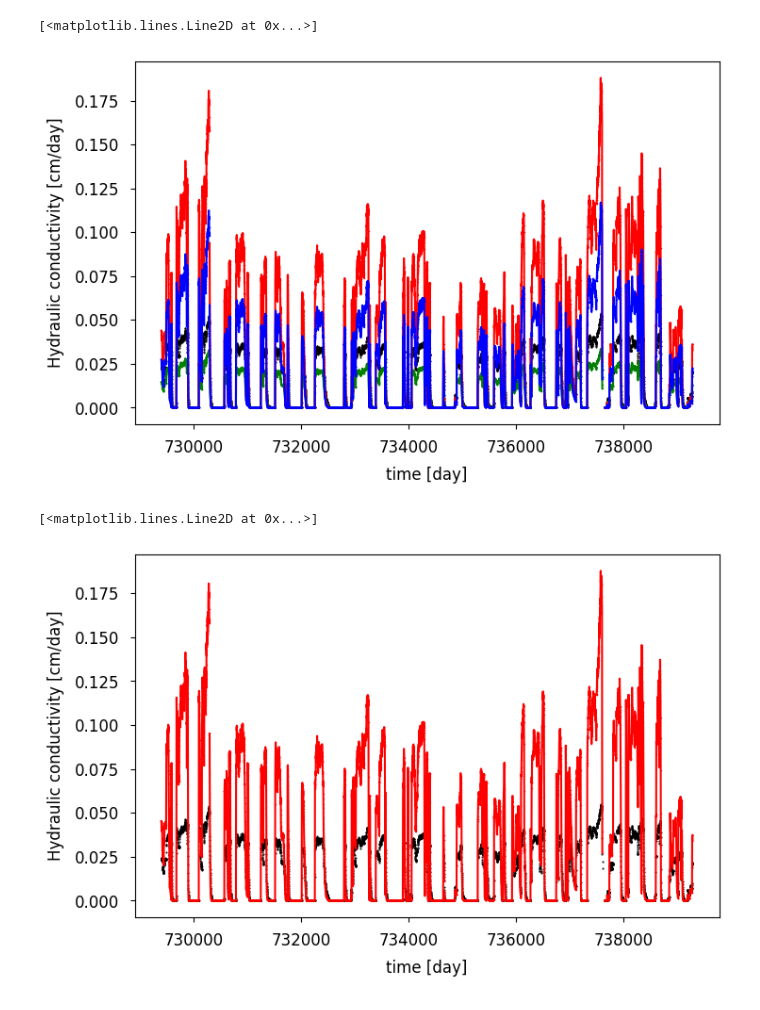
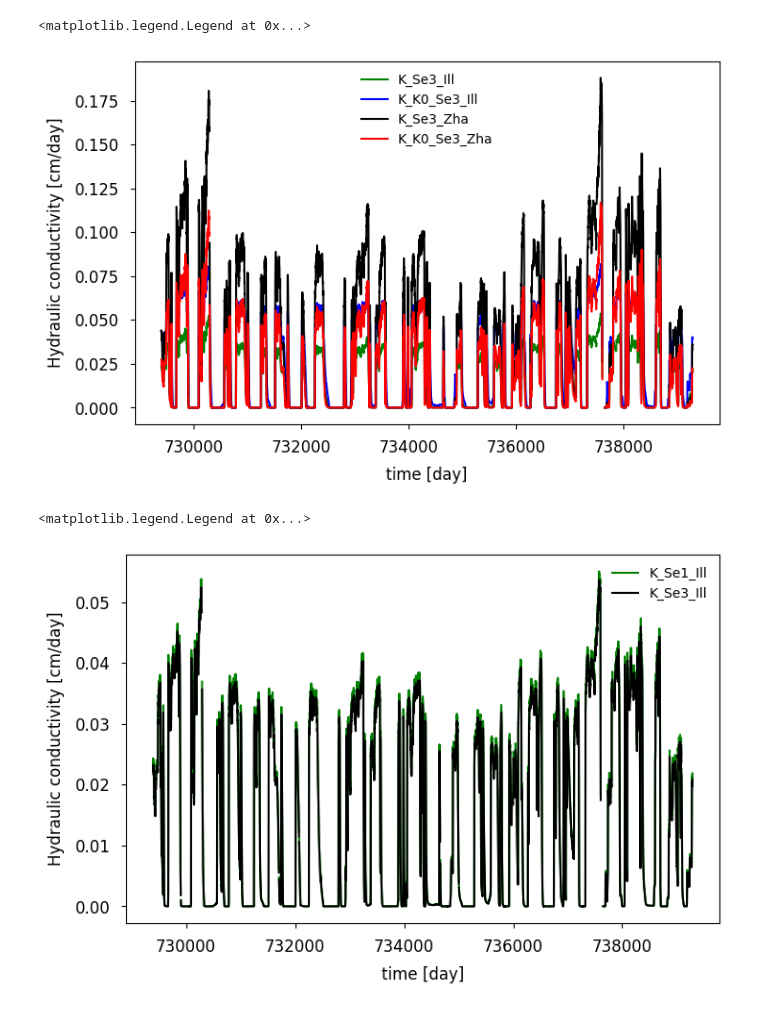
Before and after one commit to MarkBarbadillo/Rosetta-Soilhydraulicconductivity, a Jupyter notebook: Rosetta/Mab_Spc_project.ipynb, the cells around one changed output. Drawn from its saved outputs; the diff is of its cells as text; code cells hidden in the pictures.

```diff
--- a/Rosetta/Mab_Spc_project.ipynb
+++ b/Rosetta/Mab_Spc_project.ipynb
@@ -47,6 +47,7 @@ mp_60_Zha = [-2083/(1+np.exp(-3.35*(tr60_data[i]-3.17))) for i in range(len(tr60
 df1 = pd.read_csv('/content/drive/MyDrive/MABarbadillo/SPTProject/Rosetta/MesoSoilv1_3.csv', header=0, skiprows=1)
 data = df1.iloc[5: , [2, 3, 4, 5, 6, 7]].values.tolist()   #integer 5 specifies that the data reading starts at the 6th row (data at 60 cm depth is at the 6th row)
 K0 = float(df1.iloc[5, 13])
+L = float(df1.iloc[5, 14])
 
 # Call the function to get hydraulic parameters
 mean_1, stdev_1, codes_1 = rosetta(1, SoilData.from_array(data))    #for Rosetta Ver.1
@@ -56,7 +57,7 @@ mean_3, stdev_3, codes_3 = rosetta(3, SoilData.from_array(data))    #for Rosetta
 # Rosetta Ver.1
 theta_r1 = float(mean_1[0][0])    #everything is at the first row
 theta_s1 = float(mean_1[0][1])
-alpha1 = (10**float(mean_1[0][2]))*10.2   #1kPa = 10.2 cm of water
+alpha1 = (10**float(mean_1[0][2]))*10.2   # [1/kPa]   1kPa = 10.2 cm of water
 n1 = 10**float(mean_1[0][3])
 m1 = 1 - (1 / n1)
 Ks_1 = 10**float(mean_1[0][4])
@@ -64,7 +65,7 @@ Ks_1 = 10**float(mean_1[0][4])
 # Rosetta Ver.3
 theta_r3 = float(mean_3[0][0])
 theta_s3 = float(mean_3[0][1])
-alpha3 = (10**float(mean_1[0][2]))*10.2   #1kPa = 10.2 cm of water
+alpha3 = (10**float(mean_1[0][2]))*10.2   # [1/kPa]   1kPa = 10.2 cm of water
 n3 = 10**float(mean_3[0][3])
 m3 = 1 - (1 / n3)
 Ks_3 = 10**float(mean_3[0][4])
@@ -97,16 +98,13 @@ Se3_Zha = [(vwc3_Zha[i] - theta_r3)/(theta_s3 - theta_r3) for i in range(len(vwc
 
 
 # Calculating unsaturated hydraulic conductivity [cm/day]
-L = 0.5   #default value
+L1 = 0.5   #default value
 
-K_Se1_Ill = [Ks_1 * Se1_Ill[i]**L * (1 - (1 - Se1_Ill[i]**(1/m1))**m1)**2 for i in range(len(Se1_Ill))]
-K_Se3_Ill = [Ks_3 * Se3_Ill[i]**L * (1 - (1 - Se3_Ill[i]**(1/m3))**m3)**2 for i in range(len(Se3_Ill))]
-K_K0_Se1_Ill = [(K0*Se1_Ill[i]**L) * (1 - (1-Se1_Ill[i]**(n1/(n1-1)))**m1)**2 for i in range(len(Se1_Ill))]   #K0 + Rosetta V1 parameters
-K_K0_Se3_Ill = [(K0*Se3_Ill[i]**L) * (1 - (1-Se3_Ill[i]**(n3/(n3-1)))**m3)**2 for i in range(len(Se3_Ill))]   #K0 + Rosetta V3 parameters
-K_Se1_Zha = [Ks_1 * Se1_Zha[i]**L * (1 - (1 - Se1_Zha[i]**(1/m1))**m1)**2 for i in range(len(Se1_Zha))]
-K_Se3_Zha = [Ks_3 * Se3_Zha[i]**L * (1 - (1 - Se3_Zha[i]**(1/m3))**m3)**2 for i in range(len(Se3_Zha))]
-K_K0_Se1_Zha = [(K0*Se1_Zha[i]**L) * (1 - (1-Se1_Zha[i]**(n1/(n1-1)))**m1)**2 for i in range(len(Se1_Zha))]   #K0 + Rosetta V1 parameters
-K_K0_Se3_Zha = [(K0*Se3_Zha[i]**L) * (1 - (1-Se3_Zha[i]**(n3/(n3-1)))**m3)**2 for i in range(len(Se3_Zha))]   #K0 + Rosetta V3 parameters
+K_Se1_Ill = [Ks_1 * Se1_Ill[i]**L1 * (1 - (1 - Se1_Ill[i]**(1/m1))**m1)**2 for i in range(len(Se1_Ill))]       #Ks + L=0.5 + Rosetta V1 parameters + Illston
+K_Se3_Ill = [Ks_3 * Se3_Ill[i]**L1 * (1 - (1 - Se3_Ill[i]**(1/m3))**m3)**2 for i in range(len(Se3_Ill))]       #Ks + L=0.5 + Rosetta V3 parameters + Illston
+K_K0_Se1_Ill = [(K0*Se1_Ill[i]**L) * (1 - (1-Se1_Ill[i]**(n1/(n1-1)))**m1)**2 for i in range(len(Se1_Ill))]    #K0 + L= -1.71 + Rosetta V1 parameters + Illston
+K_Se1_Zha = [Ks_1 * Se1_Zha[i]**L1 * (1 - (1 - Se1_Zha[i]**(1/m1))**m1)**2 for i in range(len(Se1_Zha))]       #Ks + L=0.5 + Rosetta V1 parameters + Zhang
+K_Se3_Zha = [Ks_3 * Se3_Zha[i]**L1 * (1 - (1 - Se3_Zha[i]**(1/m3))**m3)**2 for i in range(len(Se3_Zha))]       #Ks + L=0.5 + Rosetta V3 parameters + Zhang
 # %%
 # Printing of results
 
@@ -165,29 +165,35 @@ plt.plot(time, K_K0_Se1_Zha, color='blue', marker='+', markersize=0.5)
 # %%
-import matplotlib.pyplot as plt
+# Hydraulic conductivity values using Rosetta Version 3 parameters
 
 fig = plt.figure(figsize=(8,5))
 plt.xlabel('time [day]', fontsize=12, labelpad=8)
 plt.ylabel('Hydraulic conductivity [cm/day]', fontsize=12, labelpad=8)
 plt.tick_params(axis='both', which='major', labelsize=12,pad=8)
 plt.tick_params(axis='both', which='minor', labelsize=12, pad=8)
-plt.plot(time, K_Se3_Ill, 'ok', markersize=0.5)
-plt.plot(time, K_K0_Se3_Ill, color='green', marker='+', markersize=0.5)
-plt.plot(time, K_Se3_Zha, color='red', marker='+', markersize=0.5)
-plt.plot(time, K_K0_Se3_Zha, color='blue', marker='+', markersize=0.5)
+
+plt.plot(time, K_Se3_Ill, color='green', markersize=0.1)
+plt.plot(time, K_K0_Se3_Ill, color='blue', markersize=0.1)
+plt.plot(time, K_Se3_Zha, color='black', markersize=0.1)
+plt.plot(time, K_K0_Se3_Zha, color='red', markersize=0.1)
+
+plt.legend(['K_Se3_Ill', 'K_K0_Se3_Ill', 'K_Se3_Zha', 'K_K0_Se3_Zha'], fontsize=10, frameon=False)
 # %% [output]
-[<matplotlib.lines.Line2D at 0x...>]
+<matplotlib.legend.Legend at 0x...>
-[figure, old version]
+[figure, new version]
 # %%
-import matplotlib.pyplot as plt
+# Hydraulic conductivity values using Rosetta Versions 1 and 3 parameters (Illston et al. (2008) MP equation
 
 fig = plt.figure(figsize=(8,5))
 plt.xlabel('time [day]', fontsize=12, labelpad=8)
 plt.ylabel('Hydraulic conductivity [cm/day]', fontsize=12, labelpad=8)
 plt.tick_params(axis='both', which='major', labelsize=12,pad=8)
 plt.tick_params(axis='both', which='minor', labelsize=12, pad=8)
-plt.plot(time, K_Se1_Ill, 'ok', markersize=0.5)
-plt.plot(time, K_Se1_Zha, color='red', marker='+', markersize=0.5)
+
+plt.plot(time, K_Se1_Ill, color='green', markersize=0.1)
+plt.plot(time, K_Se3_Ill, color='black', markersize=0.1)
+
+plt.legend(['K_Se1_Ill','K_Se3_Ill'], fontsize=10, frameon=False)
 # %% [output]
-[<matplotlib.lines.Line2D at 0x...>]
+<matplotlib.legend.Legend at 0x...>
-[figure, old version]
+[figure, new version]
 # %%
```
Also changed, not shown: parts of 13 cells of this notebook, 1 other file.
